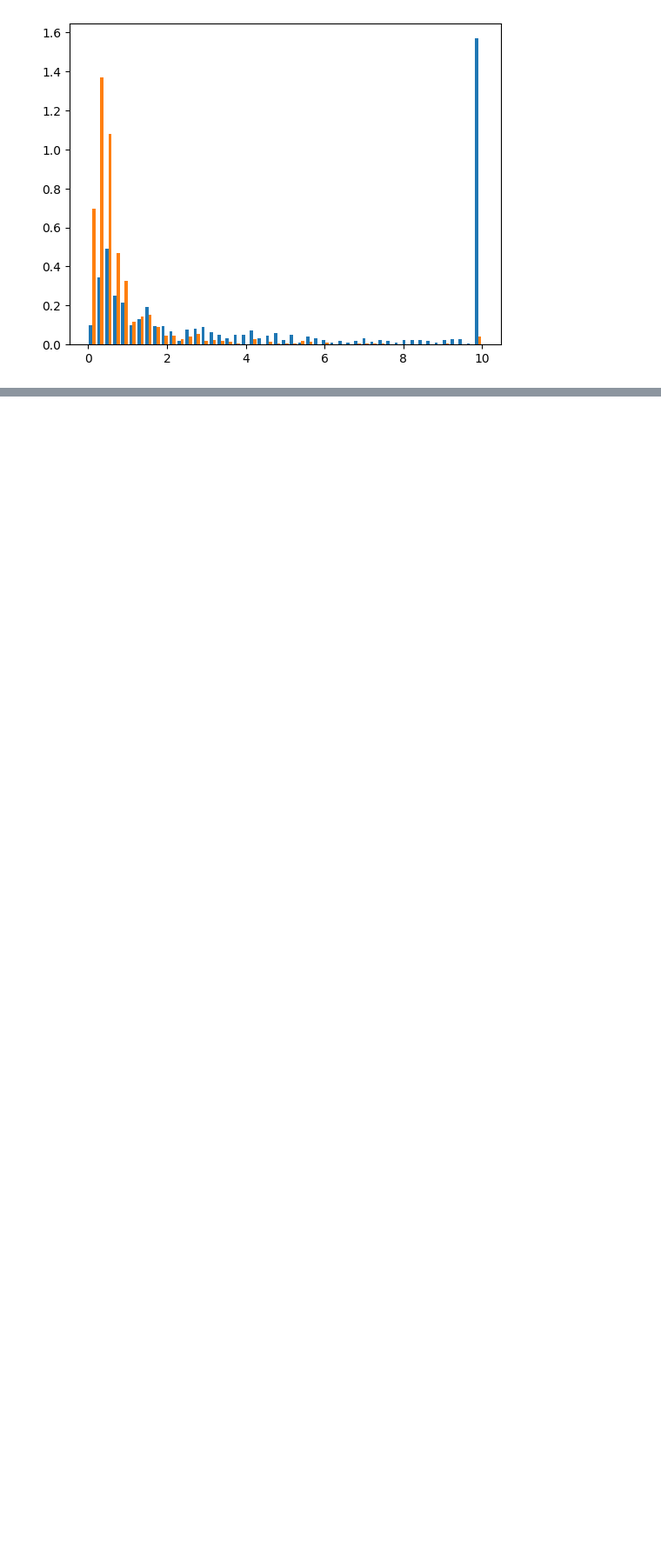
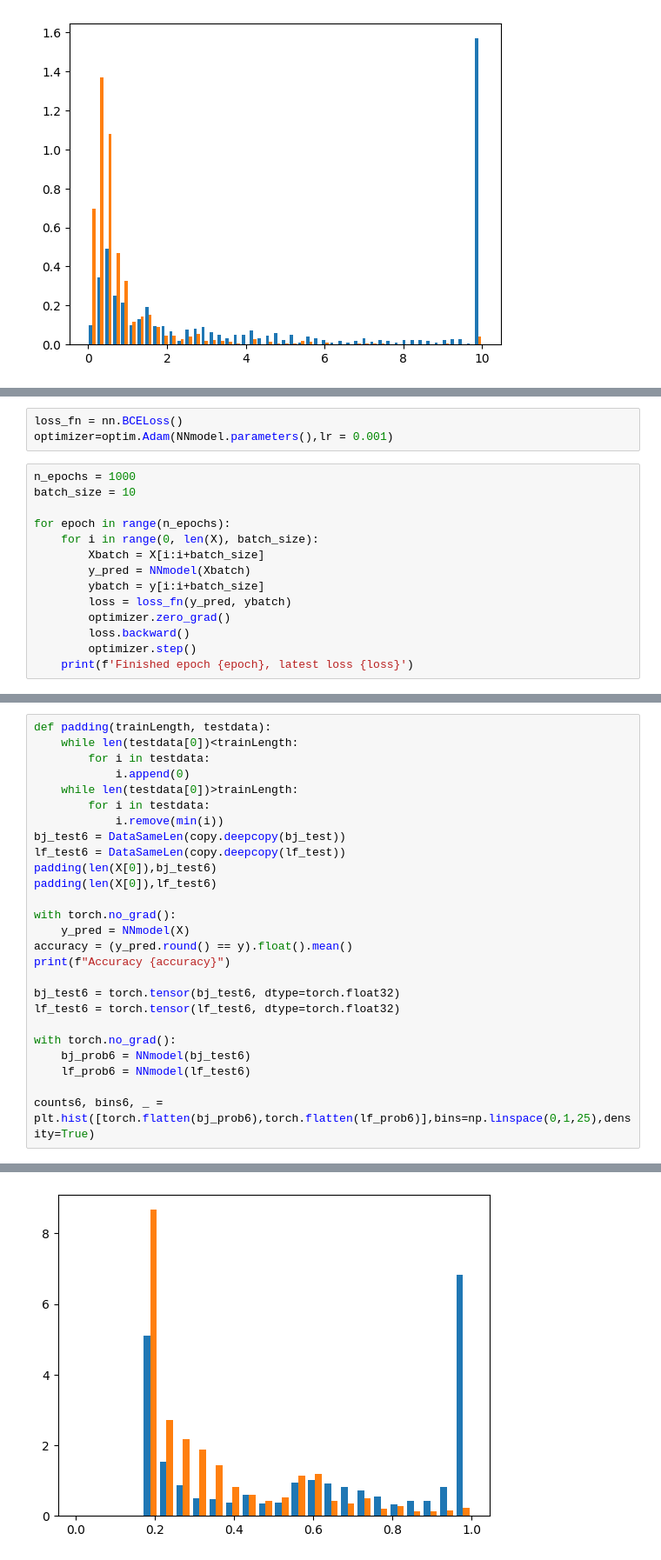
Before and after one commit to CarmellaLi/detecting-Higgs-w-ML, a Jupyter notebook: classifiers.ipynb, the cells around one changed output, grey strips where cells are left out. Shown: that part at 87% size. Saved outputs shown, nothing was run; the diff lists cells and outputs as text; blank space fills up the shorter version.

```diff
--- a/classifiers.ipynb
+++ b/classifiers.ipynb
@@ -407,0 +427,17 @@ AUC of 2d likelihood: 0.7700412409810118
+# %%
+loss_fn = nn.BCELoss()
+optimizer=optim.Adam(NNmodel.parameters(),lr = 0.001)
+# %%
+n_epochs = 1000
+batch_size = 10
+
+for epoch in range(n_epochs):
+    for i in range(0, len(X), batch_size):
+        Xbatch = X[i:i+batch_size]
+        y_pred = NNmodel(Xbatch)
+        ybatch = y[i:i+batch_size]
+        loss = loss_fn(y_pred, ybatch)
+        optimizer.zero_grad()
+        loss.backward()
+        optimizer.step()
+    print(f'Finished epoch {epoch}, latest loss {loss}')
@@ -407,0 +462,27 @@ AUC of 2d likelihood: 0.7700412409810118
+# %%
+def padding(trainLength, testdata):
+    while len(testdata[0])<trainLength:
+        for i in testdata:
+            i.append(0)
+    while len(testdata[0])>trainLength:
+        for i in testdata:
+            i.remove(min(i))
+bj_test6 = DataSameLen(copy.deepcopy(bj_test))
+lf_test6 = DataSameLen(copy.deepcopy(lf_test))
+padding(len(X[0]),bj_test6)
+padding(len(X[0]),lf_test6)
+
+with torch.no_grad():
+    y_pred = NNmodel(X)
+accuracy = (y_pred.round() == y).float().mean()
+print(f"Accuracy {accuracy}")
+
+bj_test6 = torch.tensor(bj_test6, dtype=torch.float32)
+lf_test6 = torch.tensor(lf_test6, dtype=torch.float32)
+
+with torch.no_grad():
+    bj_prob6 = NNmodel(bj_test6)
+    lf_prob6 = NNmodel(lf_test6)
+
+counts6, bins6, _ = plt.hist([torch.flatten(bj_prob6),torch.flatten(lf_prob6)],bins=np.linspace(0,1,25),density=True)
+# %% [output]
@@ -407,0 +490 @@ AUC of 2d likelihood: 0.7700412409810118
+[figure, added]
```
Also changed, not shown: parts of 7 cells of this notebook.
